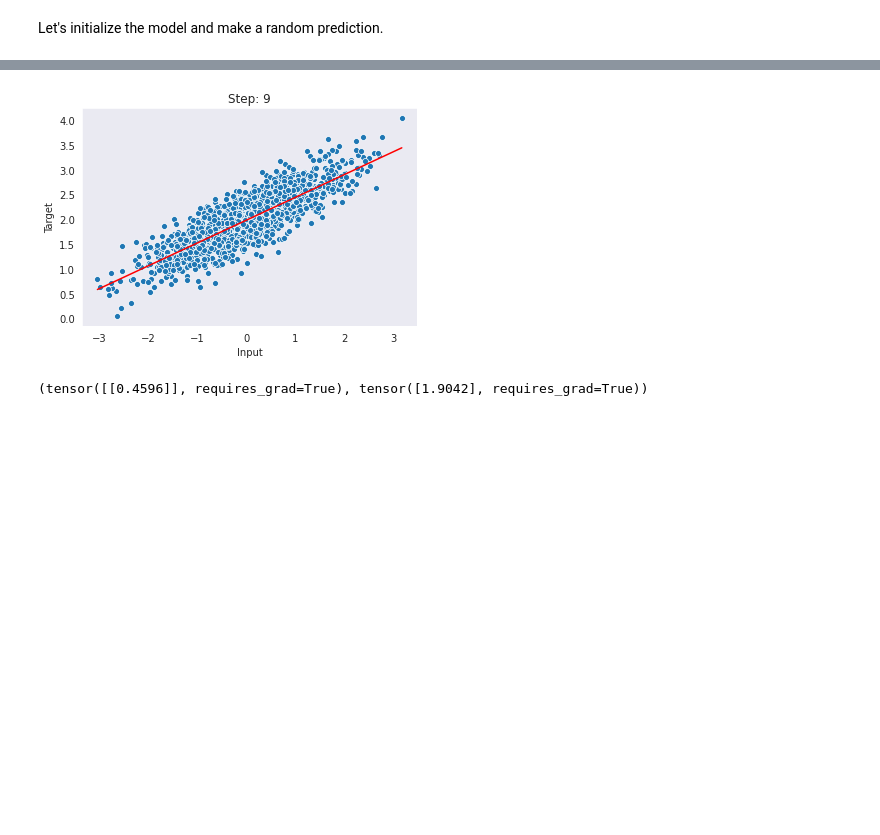
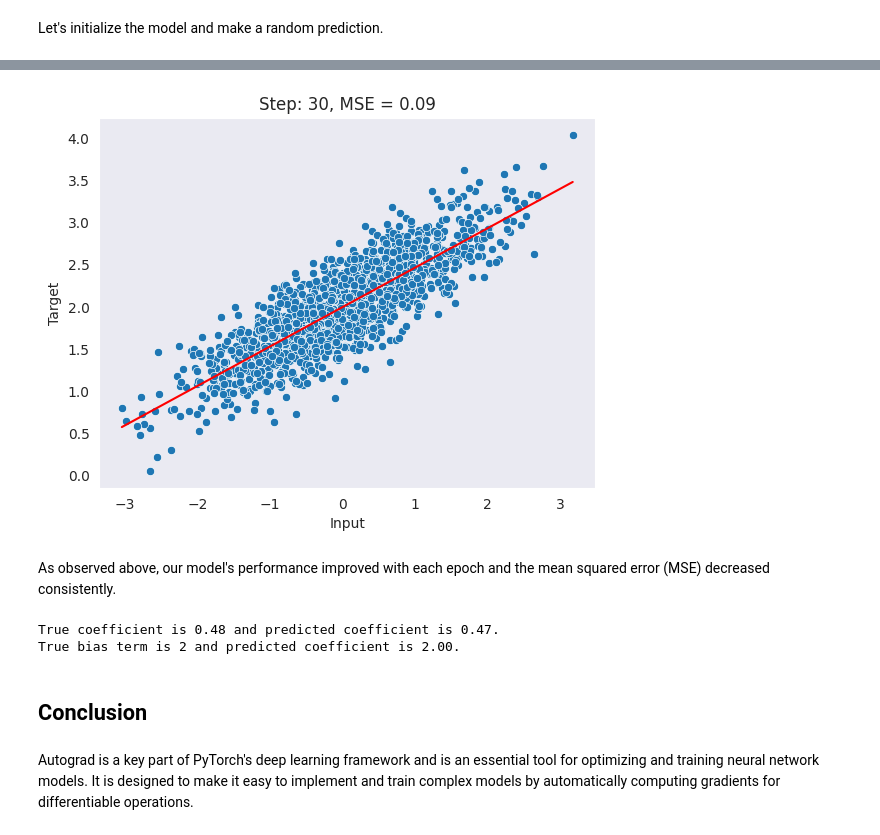
Before and after one commit to aayushmnit/pytorch_book, a Jupyter notebook: basics/3_autograd.ipynb, the cells around one changed output, grey strips where cells are left out. Cells and saved outputs as stored; diff of their text form; code cells hidden in the pictures; blank space fills up the shorter version.

Commit message:
Adding autograd chapter

```diff
--- a/basics/3_autograd.ipynb
+++ b/basics/3_autograd.ipynb
@@ -132,5 +134,5 @@ As we can see above our random prediction is not fitting the data well. Let's us
 # %%
-def one_update(X, y, model, lr = 0.1):
+def step(X, y, model, lr = 0.1):
     y_pred = model.forward(X)
 
     ## Calculation mean square error
@@ -144,3 +146,4 @@ def one_update(X, y, model, lr = 0.1):
         for param in model.params:
             param -= lr*param.grad.data
             param.grad.data.zero_()
+    return loss
@@ -147,14 +158,24 @@ def one_update(X, y, model, lr = 0.1):
 # %%
-for i in range(10):
-    one_update(X, y, model)
+#| fig-cap: Fig 3. Visualizing the predictions of our trained model over the data
+#| fig-align: left
+for i in range(30):
+    # run one gradient descent epoch
+    loss = step(X, y, model)
     with torch.no_grad():
         y_pred = model.forward(X).numpy()
-    display.clear_output(wait=True)
-    display.display(plt.gcf())
-    plot_data(X, y, y_pred, label=f"Step: {i}")
+    # plot each step with delay
+    plot_data(X, y, y_pred, label=f"Step: {i+1}, MSE = {loss:.2f}")
 # %% [output]
-[figure, old version]
+[figure, new version]
-# %%
-model.w, model.b
-# %% [output]
-(tensor([[0.4596]], requires_grad=True), tensor([1.9042], requires_grad=True))
+# %% [markdown]
+As observed above, our model's performance improved with each epoch and the mean squared error (MSE) decreased consistently.
+# %%
+print(f"True coefficient is {coef.item():.2f} and predicted coefficient is {model.w.item():.2f}.")
+print(f"True bias term is {2} and predicted coefficient is {model.b.item():.2f}.")
+# %% [output]
+True coefficient is 0.48 and predicted coefficient is 0.47.
+True bias term is 2 and predicted coefficient is 2.00.
+# %% [markdown]
+## Conclusion
+# %% [markdown]
+Autograd is a key part of PyTorch's deep learning framework and is an essential tool for optimizing and training neural network models. It is designed to make it easy to implement and train complex models by automatically computing gradients for differentiable operations.
```
Also changed, not shown: parts of 9 cells of this notebook.
